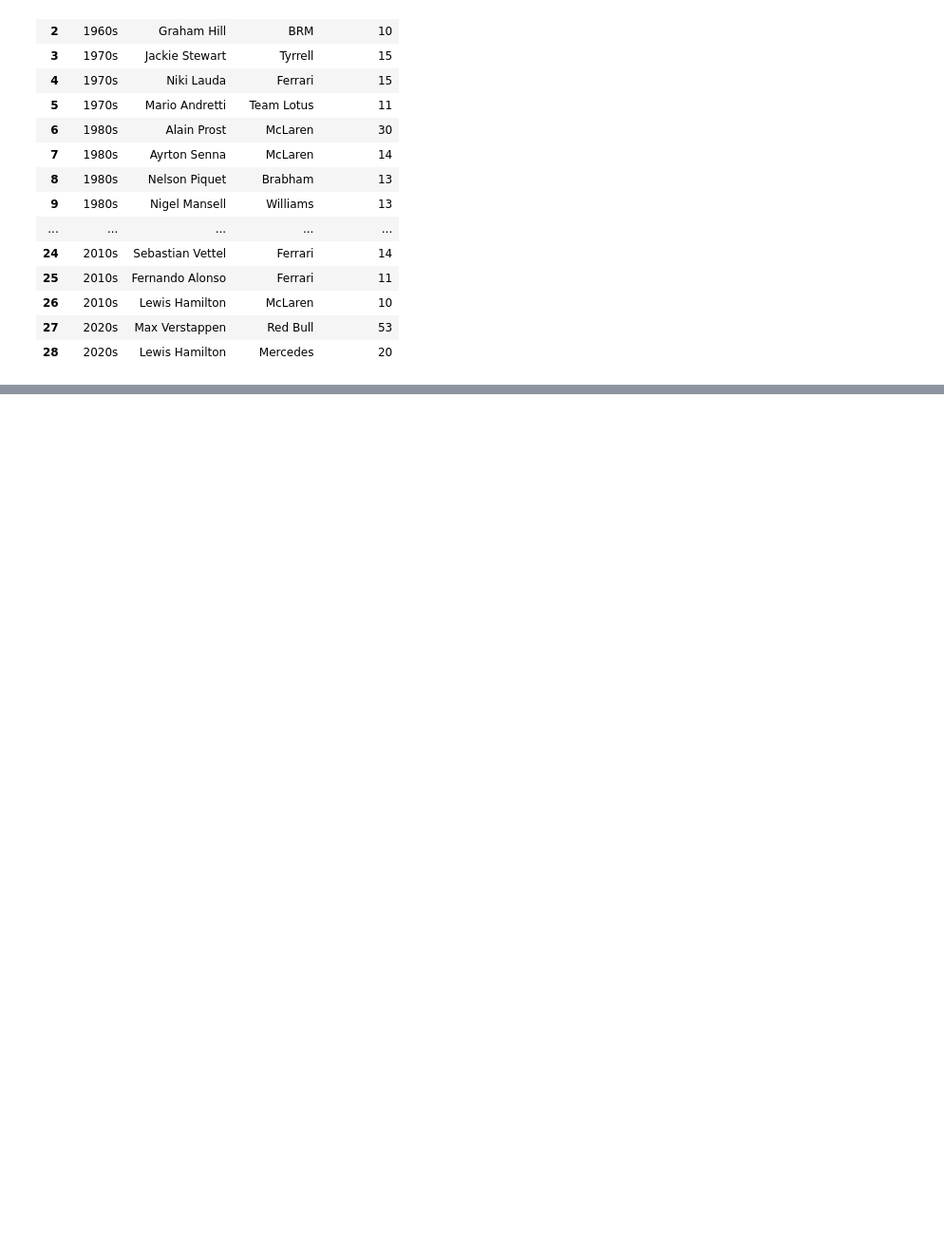
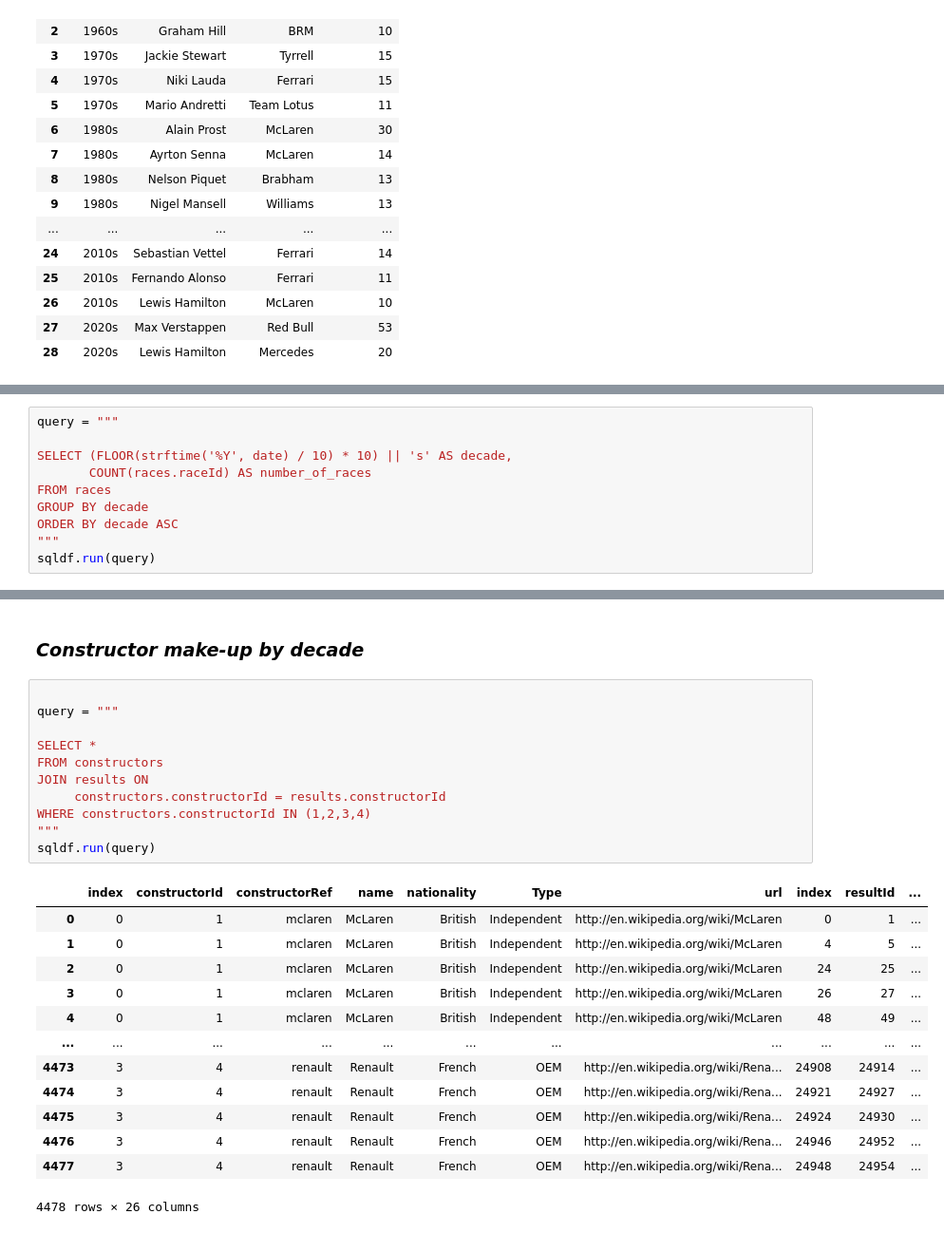
Before and after one commit to rahulakrish/formula_1, a Jupyter notebook: notebook.ipynb, the cells around one changed output, grey strips where cells are left out. Shown: that part at 95% size. Drawn from its saved outputs; the diff is of its cells as text; blank space fills up the shorter version.

Commit message:
need to figure out constructor make up by decade

```diff
--- a/notebook.ipynb
+++ b/notebook.ipynb
@@ -377,0 +378,10 @@ result
+# %%
+query = """
+
+SELECT (FLOOR(strftime('%Y', date) / 10) * 10) || 's' AS decade,
+       COUNT(races.raceId) AS number_of_races
+FROM races
+GROUP BY decade
+ORDER BY decade ASC
+"""
+sqldf.run(query)
@@ -377,0 +398,27 @@ result
+# %% [markdown]
+### ***Constructor make-up by decade***
+# %%
+
+query = """
+
+SELECT *
+FROM constructors
+JOIN results ON
+     constructors.constructorId = results.constructorId
+WHERE constructors.constructorId IN (1,2,3,4)
+"""
+sqldf.run(query)
+# %% [output]
+|  | index | constructorId | constructorRef | name | nationality | Type | url | index | resultId | ... |
+| 0 | 0 | 1 | mclaren | McLaren | British | Independent | http://en.wikipedia.org/wiki/McLaren | 0 | 1 | ... |
+| 1 | 0 | 1 | mclaren | McLaren | British | Independent | http://en.wikipedia.org/wiki/McLaren | 4 | 5 | ... |
+| 2 | 0 | 1 | mclaren | McLaren | British | Independent | http://en.wikipedia.org/wiki/McLaren | 24 | 25 | ... |
+| 3 | 0 | 1 | mclaren | McLaren | British | Independent | http://en.wikipedia.org/wiki/McLaren | 26 | 27 | ... |
+| 4 | 0 | 1 | mclaren | McLaren | British | Independent | http://en.wikipedia.org/wiki/McLaren | 48 | 49 | ... |
+| ... | ... | ... | ... | ... | ... | ... | ... | ... | ... | ... |
+| 4473 | 3 | 4 | renault | Renault | French | OEM | http://en.wikipedia.org/wiki/Rena... | 24908 | 24914 | ... |
+| 4474 | 3 | 4 | renault | Renault | French | OEM | http://en.wikipedia.org/wiki/Rena... | 24921 | 24927 | ... |
+| 4475 | 3 | 4 | renault | Renault | French | OEM | http://en.wikipedia.org/wiki/Rena... | 24924 | 24930 | ... |
+| 4476 | 3 | 4 | renault | Renault | French | OEM | http://en.wikipedia.org/wiki/Rena... | 24946 | 24952 | ... |
+| 4477 | 3 | 4 | renault | Renault | French | OEM | http://en.wikipedia.org/wiki/Rena... | 24948 | 24954 | ... |
+4478 rows × 26 columns
```
Also changed, not shown: parts of 7 cells of this notebook.
